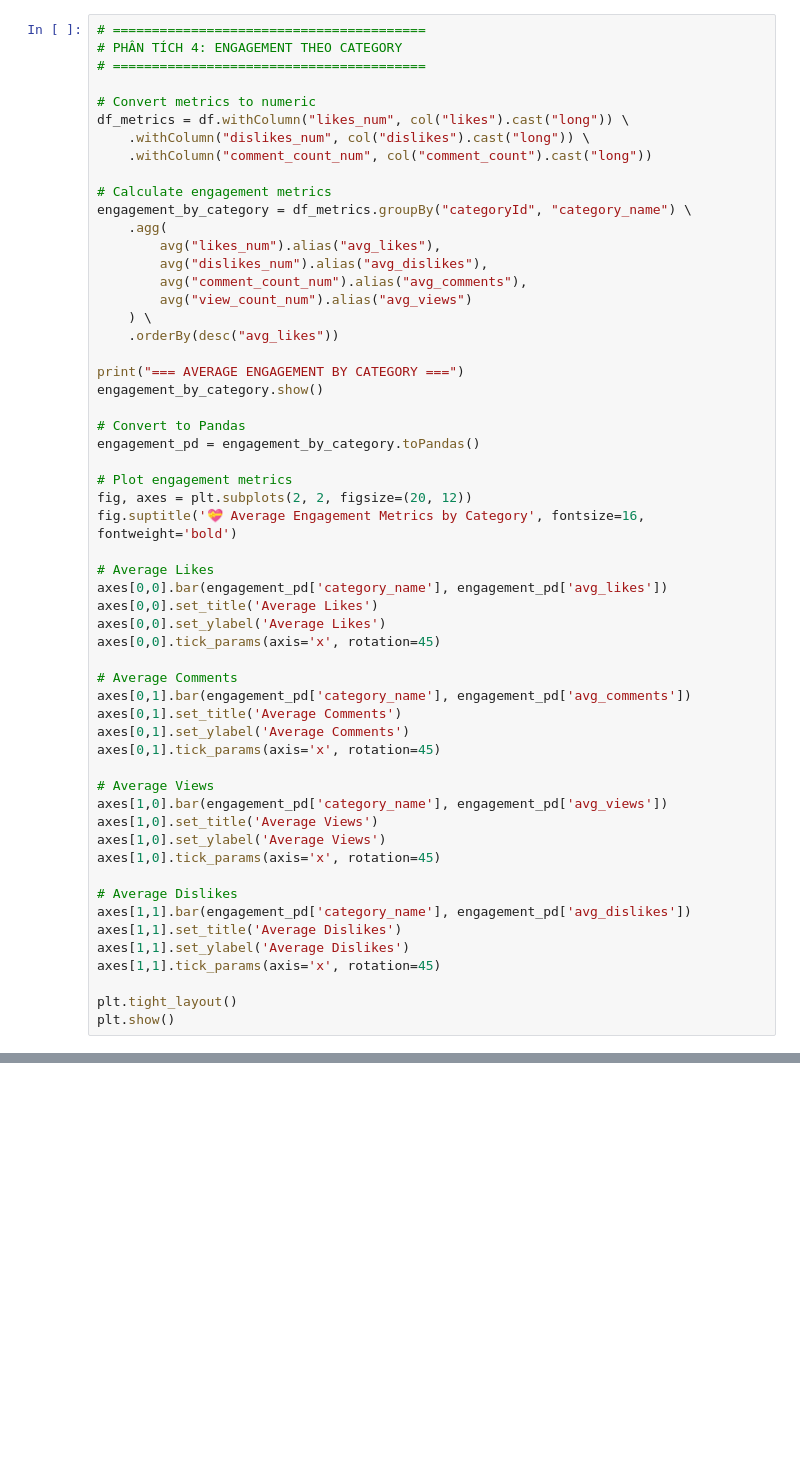
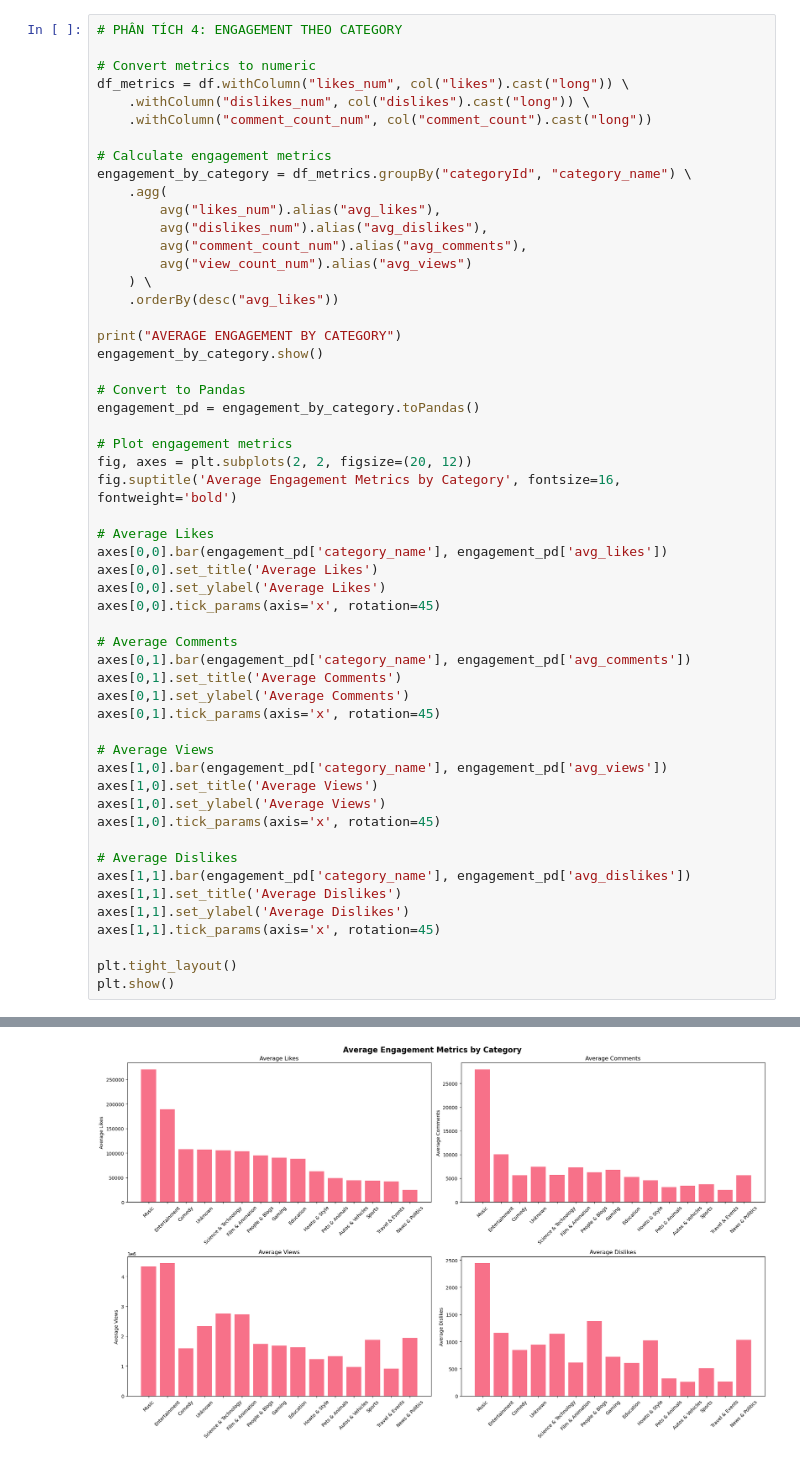
Before and after one commit to 24022404/youtube-pyspark-analysis, a Jupyter notebook: 02_category_analysis.ipynb, the cells around one changed output, grey strips where cells are left out. Cells and saved outputs as stored; diff of their text form; blank space fills up the shorter version.

```diff
--- a/02_category_analysis.ipynb
+++ b/02_category_analysis.ipynb
@@ -242,7 +327,5 @@ plt.show()
 # %%
-# ========================================
 # PHÂN TÍCH 4: ENGAGEMENT THEO CATEGORY
-# ========================================
 
 # Convert metrics to numeric
 df_metrics = df.withColumn("likes_num", col("likes").cast("long")) \
@@ -259,7 +342,7 @@ engagement_by_category = df_metrics.groupBy("categoryId", "category_name") \
     ) \
     .orderBy(desc("avg_likes"))
 
-print("=== AVERAGE ENGAGEMENT BY CATEGORY ===")
+print("AVERAGE ENGAGEMENT BY CATEGORY")
 engagement_by_category.show()
 
 # Convert to Pandas
@@ -267,7 +350,7 @@ engagement_pd = engagement_by_category.toPandas()
 
 # Plot engagement metrics
 fig, axes = plt.subplots(2, 2, figsize=(20, 12))
-fig.suptitle('💝 Average Engagement Metrics by Category', fontsize=16, fontweight='bold')
+fig.suptitle('Average Engagement Metrics by Category', fontsize=16, fontweight='bold')
 
 # Average Likes
 axes[0,0].bar(engagement_pd['category_name'], engagement_pd['avg_likes'])
@@ -295,3 +378,4 @@ axes[1,1].tick_params(axis='x', rotation=45)
 
 plt.tight_layout()
 plt.show()
+# %% [output]
@@ -297,0 +402 @@ plt.show()
+[figure, added]
```
Also changed, not shown: parts of 16 cells of this notebook, 2 other files.
